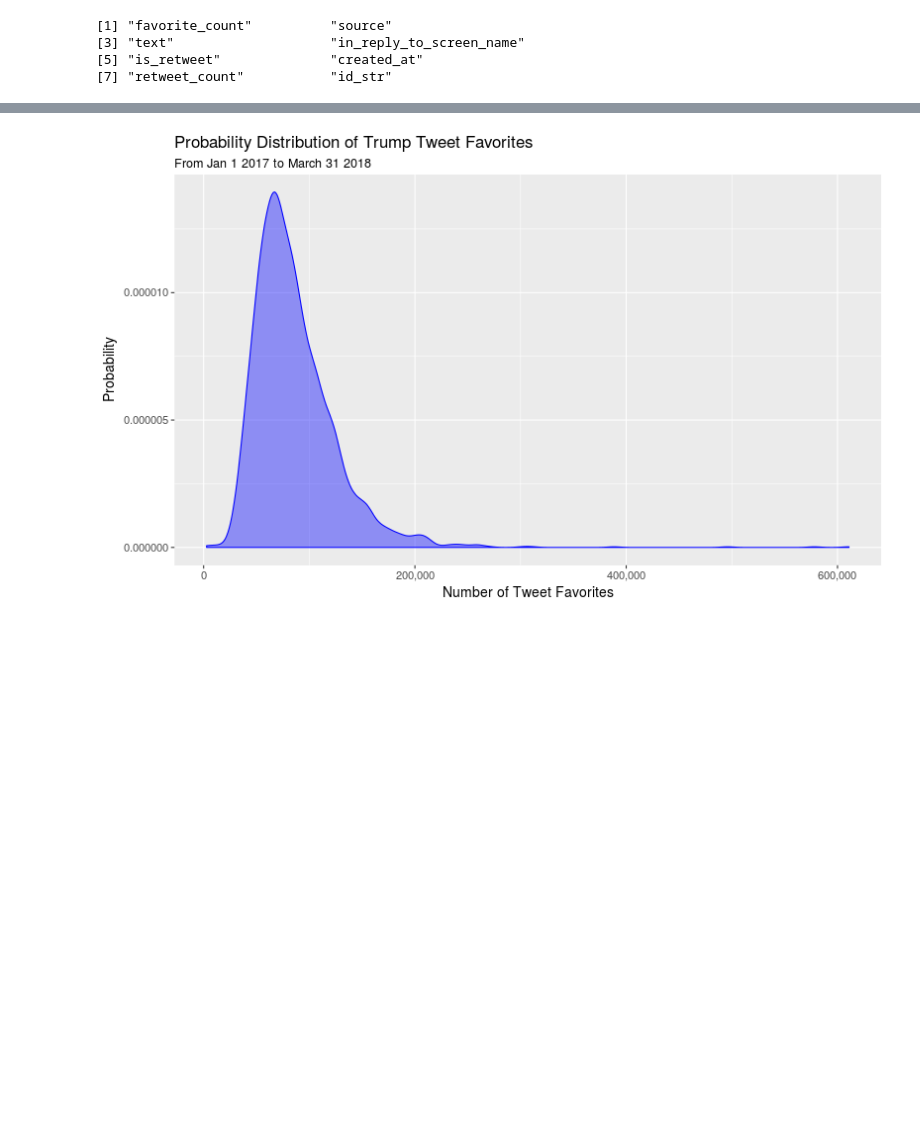
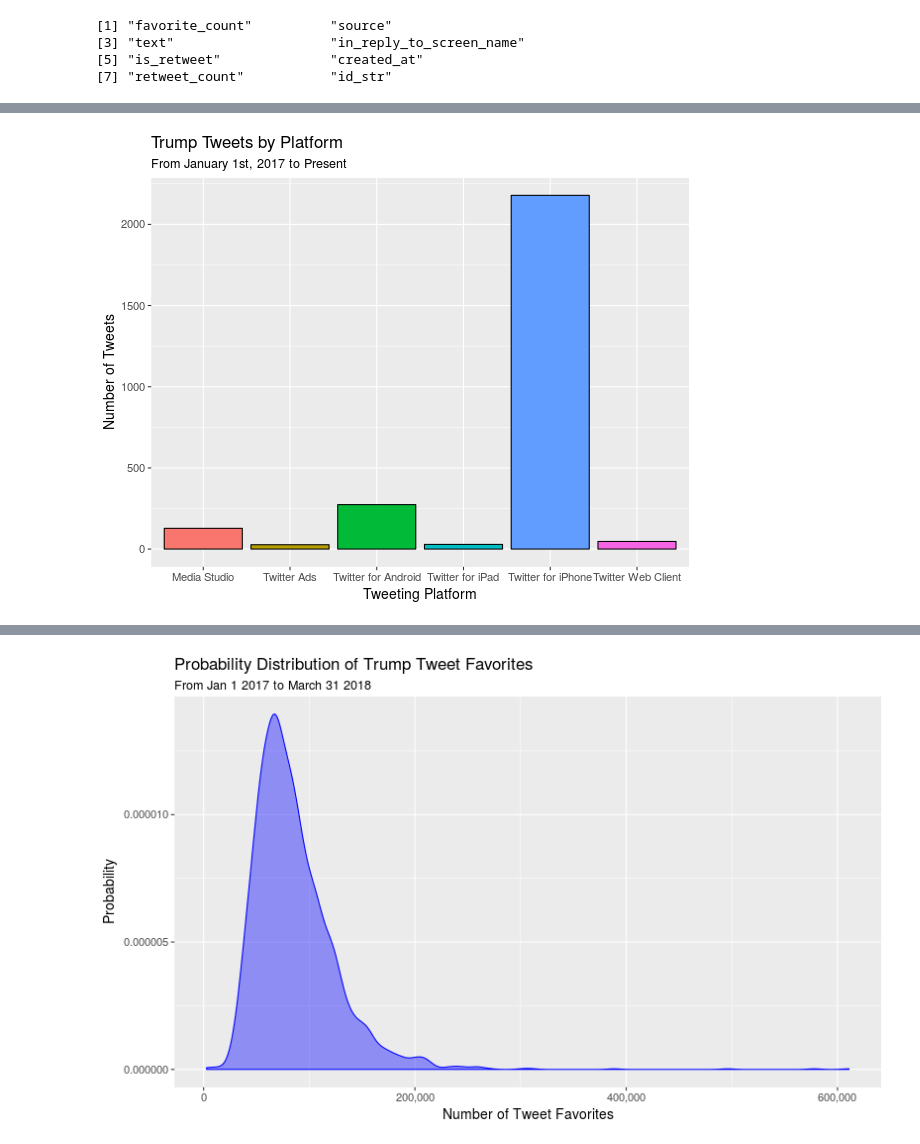
Before and after one commit to lacoperon/CardioDeaths_AirPollution, a Jupyter notebook: trump_tweet_analysis.ipynb, the cells around one changed output, grey strips where cells are left out. Cells and saved outputs as stored; diff of their text form; code cells hidden in the pictures; blank space fills up the shorter version.

```diff
--- a/trump_tweet_analysis.ipynb
+++ b/trump_tweet_analysis.ipynb
@@ -62 +64,9 @@ ggplot(tweet_month_year, aes(x=monthyear, y=count, fill=count)) + geom_bar(stat=
+# %%
+%%R -w 600
+
+ggplot(trump_df, aes(x=source, fill=source)) + geom_bar(color="black") + theme(legend.position="") +
+    labs(title="Trump Tweets by Platform", subtitle="From January 1st, 2017 to Present",
+         x="Tweeting Platform", y="Number of Tweets")
+# %% [output]
+[figure, added]
 # %%
```
Also changed, not shown: parts of 13 cells of this notebook.
